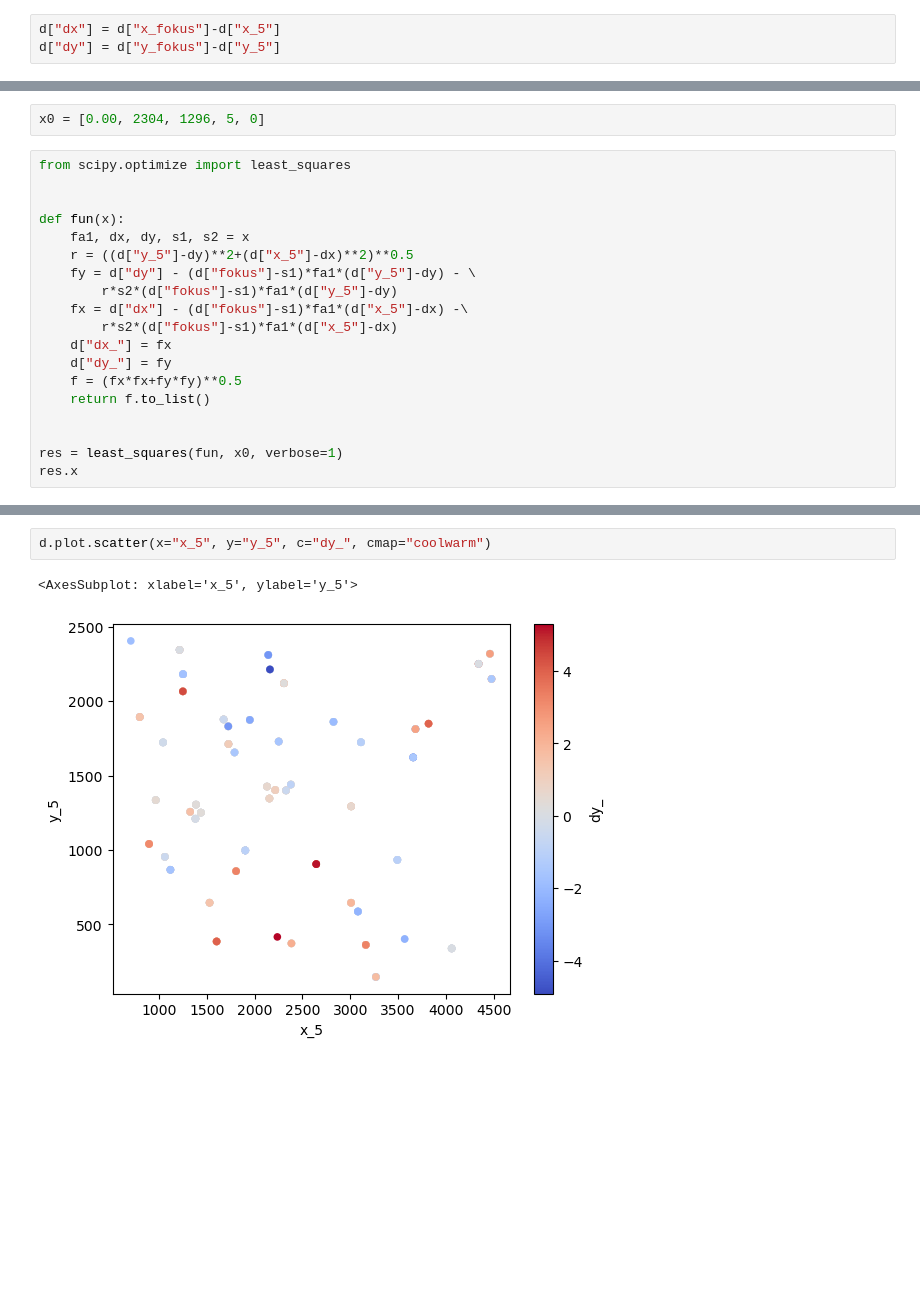
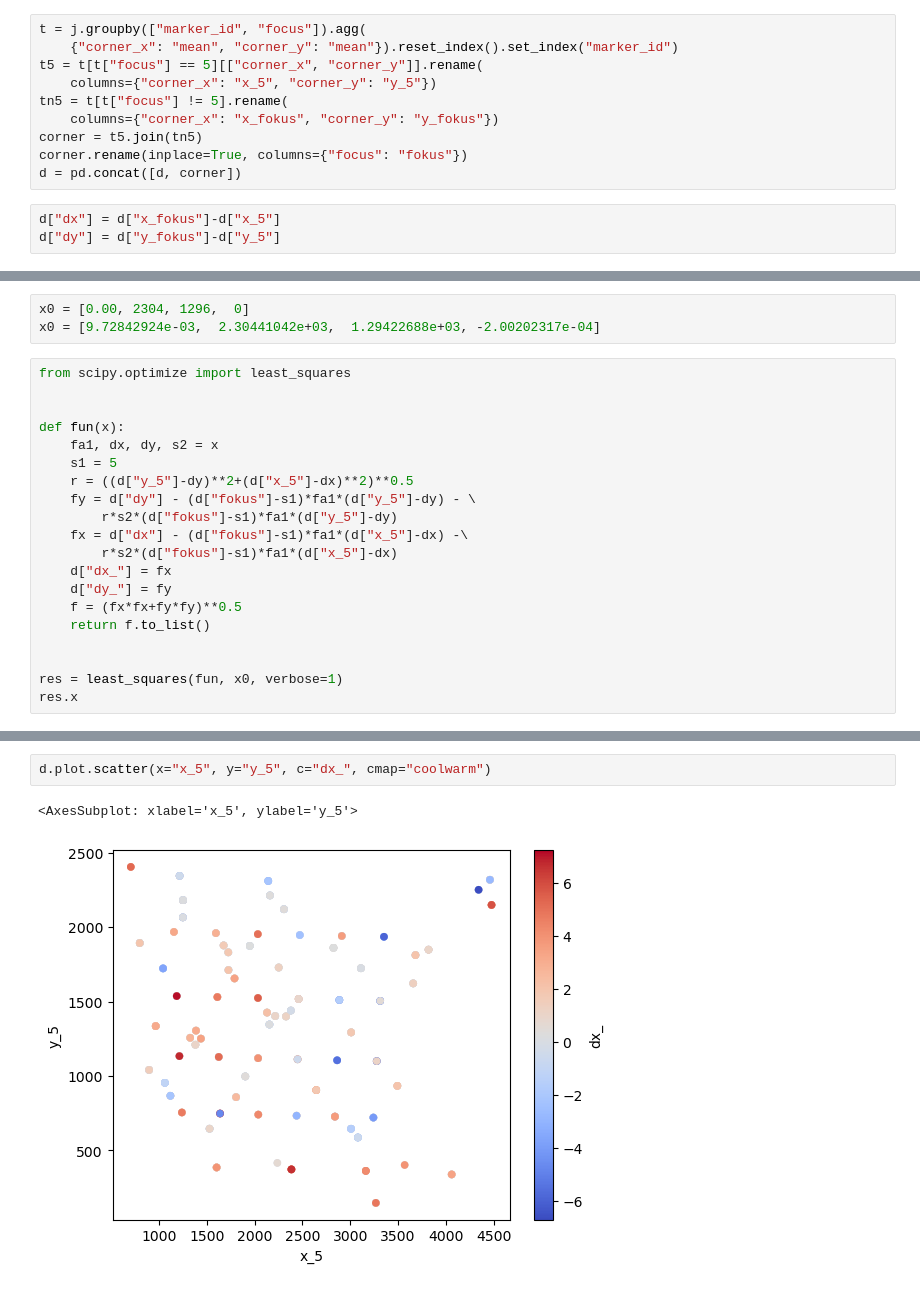
Before and after one commit to FlorianTimm/PhotoBox_Experimente, a Jupyter notebook: Fokus/fokus_faktor.ipynb, the cells around one changed output, grey strips where cells are left out. Drawn from its saved outputs; the diff is of its cells as text; blank space fills up the shorter version.

Commit message:
weitere Modellierungen des Fokus

```diff
--- a/Fokus/fokus_faktor.ipynb
+++ b/Fokus/fokus_faktor.ipynb
@@ -436,6 +436,16 @@ Try using .loc[row_indexer,col_indexer] = value instead
 
 See the caveats in the documentation: https://pandas.pydata.org/pandas-docs/stable/user_guide/indexing.html#returning-a-view-versus-a-copy
   n["fokus"] = fokus
+# %%
+t = j.groupby(["marker_id", "focus"]).agg(
+    {"corner_x": "mean", "corner_y": "mean"}).reset_index().set_index("marker_id")
+t5 = t[t["focus"] == 5][["corner_x", "corner_y"]].rename(
+    columns={"corner_x": "x_5", "corner_y": "y_5"})
+tn5 = t[t["focus"] != 5].rename(
+    columns={"corner_x": "x_fokus", "corner_y": "y_fokus"})
+corner = t5.join(tn5)
+corner.rename(inplace=True, columns={"focus": "fokus"})
+d = pd.concat([d, corner])
 # %%
 d["dx"] = d["x_fokus"]-d["x_5"]
 d["dy"] = d["y_fokus"]-d["y_5"]
@@ -458,11 +468,13 @@ d
 # %%
-x0 = [0.00, 2304, 1296, 5, 0]
+x0 = [0.00, 2304, 1296,  0]
+x0 = [9.72842924e-03,  2.30441042e+03,  1.29422688e+03, -2.00202317e-04]
 # %%
 from scipy.optimize import least_squares
 
 
 def fun(x):
-    fa1, dx, dy, s1, s2 = x
+    fa1, dx, dy, s2 = x
+    s1 = 5
     r = ((d["y_5"]-dy)**2+(d["x_5"]-dx)**2)**0.5
     fy = d["dy"] - (d["fokus"]-s1)*fa1*(d["y_5"]-dy) - \
         r*s2*(d["fokus"]-s1)*fa1*(d["y_5"]-dy)
@@ -545,5 +561,5 @@ array([ 88.21124763, 316.67737429, 219.86985467, 317.25050626,
 # %%
-d.plot.scatter(x="x_5", y="y_5", c="dy_", cmap="coolwarm")
+d.plot.scatter(x="x_5", y="y_5", c="dx_", cmap="coolwarm")
 # %% [output]
 <AxesSubplot: xlabel='x_5', ylabel='y_5'>
-[figure, old version]
+[figure, new version]
```
Also changed, not shown: parts of 30 cells of this notebook.
